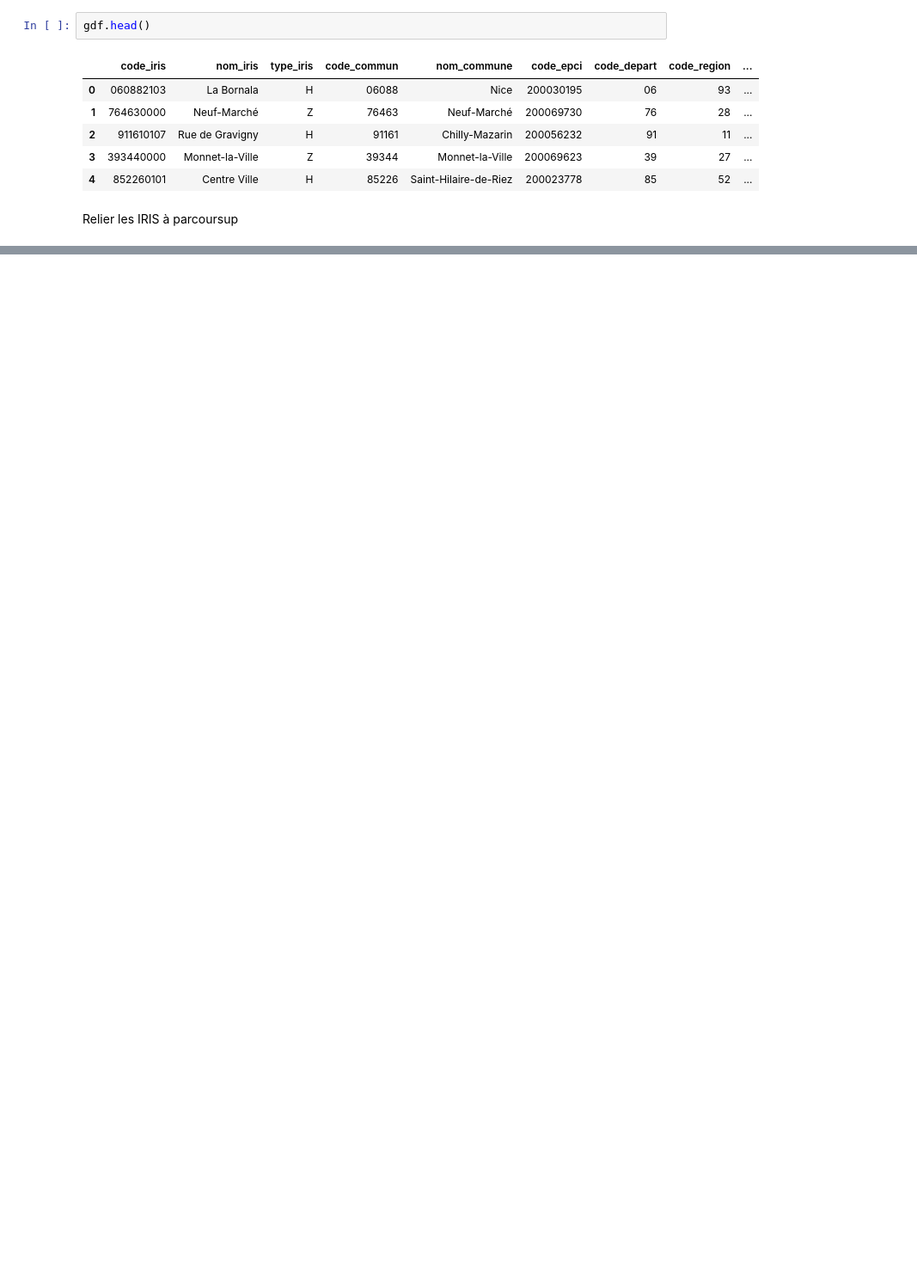
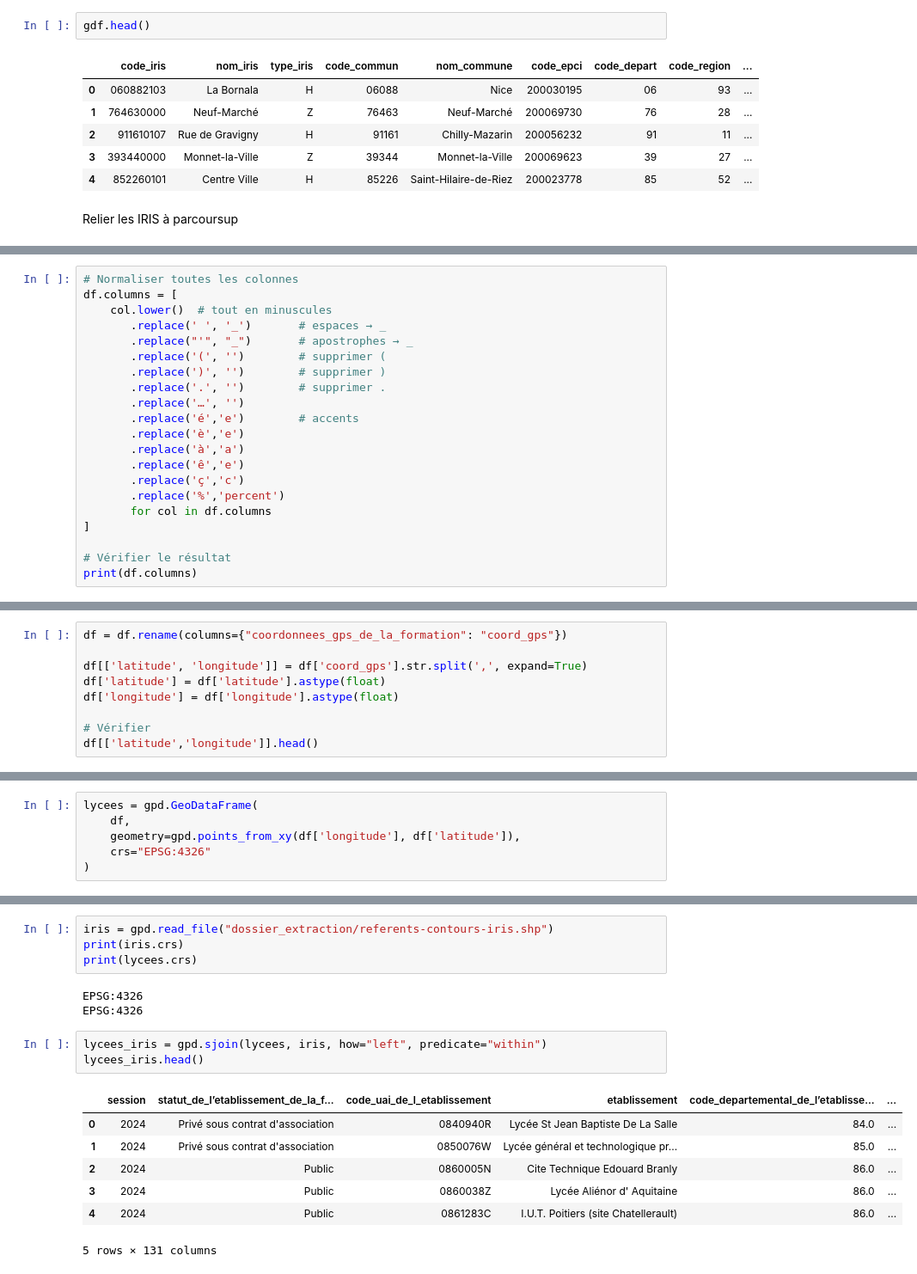
Before and after one commit to margaux-heam/projet_python, a Jupyter notebook: code.ipynb, the cells around one changed output, grey strips where cells are left out. Shown at 86% size. Cells and saved outputs as stored; diff of their text form; blank space fills up the shorter version.

```diff
--- a/code.ipynb
+++ b/code.ipynb
@@ -139,0 +157,21 @@ AttributeError: 'str' object has no attribute 'columns'
+# %%
+# Normaliser toutes les colonnes
+df.columns = [
+    col.lower()  # tout en minuscules
+       .replace(' ', '_')       # espaces → _
+       .replace("'", "_")       # apostrophes → _
+       .replace('(', '')        # supprimer (
+       .replace(')', '')        # supprimer )
+       .replace('.', '')        # supprimer .
+       .replace('…', '')
+       .replace('é','e')        # accents
+       .replace('è','e')
+       .replace('à','a')
+       .replace('ê','e')
+       .replace('ç','c')
+       .replace('%','percent')
+       for col in df.columns
+]
+
+# Vérifier le résultat
+print(df.columns)
@@ -139,0 +194,9 @@ AttributeError: 'str' object has no attribute 'columns'
+# %%
+df = df.rename(columns={"coordonnees_gps_de_la_formation": "coord_gps"})
+
+df[['latitude', 'longitude']] = df['coord_gps'].str.split(',', expand=True)
+df['latitude'] = df['latitude'].astype(float)
+df['longitude'] = df['longitude'].astype(float)
+
+# Vérifier
+df[['latitude','longitude']].head()
@@ -139,0 +210,6 @@ AttributeError: 'str' object has no attribute 'columns'
+# %%
+lycees = gpd.GeoDataFrame(
+    df,
+    geometry=gpd.points_from_xy(df['longitude'], df['latitude']),
+    crs="EPSG:4326"
+)
@@ -139,0 +225,18 @@ AttributeError: 'str' object has no attribute 'columns'
+# %%
+iris = gpd.read_file("dossier_extraction/referents-contours-iris.shp")
+print(iris.crs)
+print(lycees.crs)
+# %% [output]
+EPSG:4326
+EPSG:4326
+# %%
+lycees_iris = gpd.sjoin(lycees, iris, how="left", predicate="within")
+lycees_iris.head()
+# %% [output]
+|  | session | statut_de_l’etablissement_de_la_f... | code_uai_de_l_etablissement | etablissement | code_departemental_de_l’etablisse... | ... |
+| 0 | 2024 | Privé sous contrat d'association | 0840940R | Lycée St Jean Baptiste De La Salle | 84.0 | ... |
+| 1 | 2024 | Privé sous contrat d'association | 0850076W | Lycée général et technologique pr... | 85.0 | ... |
+| 2 | 2024 | Public | 0860005N | Cite Technique Edouard Branly | 86.0 | ... |
+| 3 | 2024 | Public | 0860038Z | Lycée Aliénor d' Aquitaine | 86.0 | ... |
+| 4 | 2024 | Public | 0861283C | I.U.T. Poitiers (site Chatellerault) | 86.0 | ... |
+5 rows × 131 columns
```
Also changed, not shown: parts of 22 cells of this notebook.
